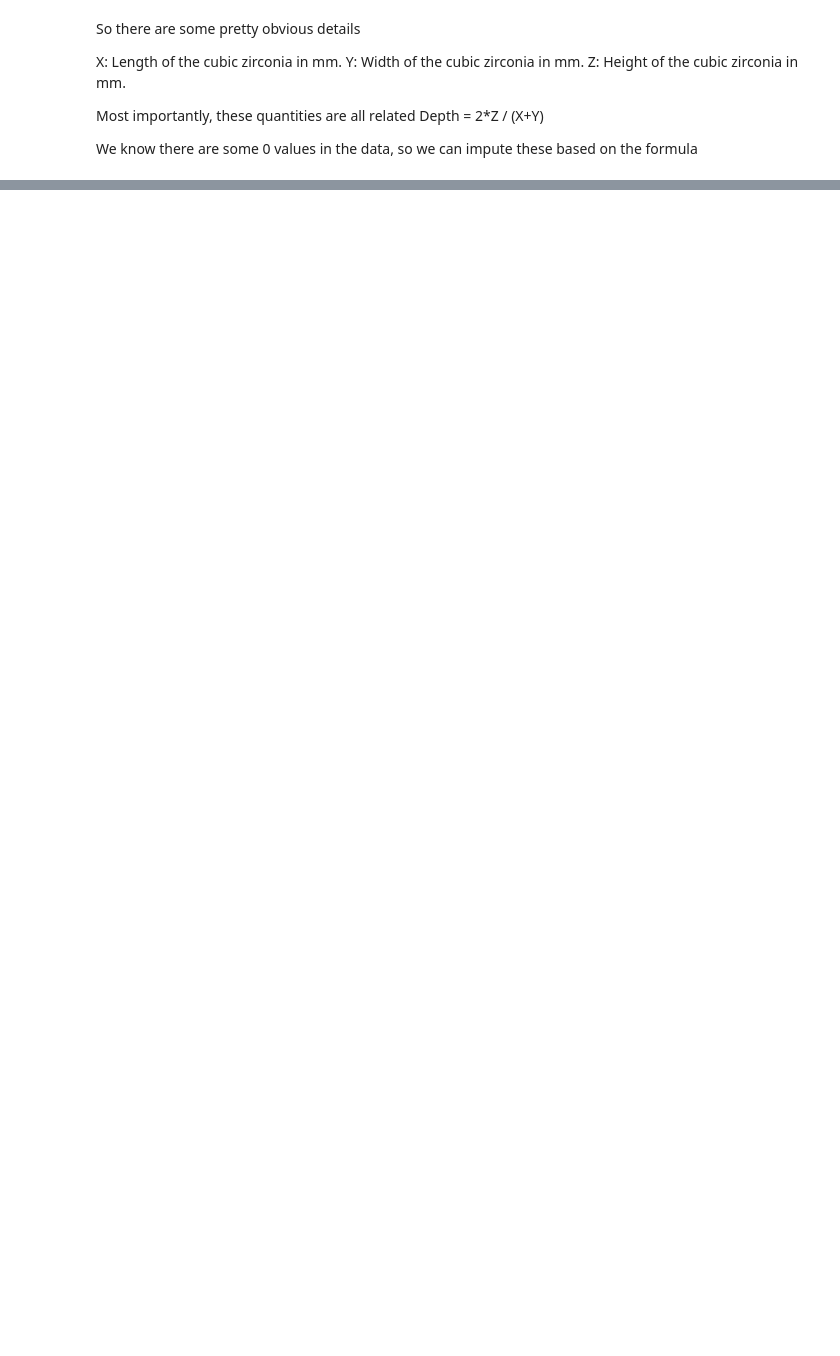
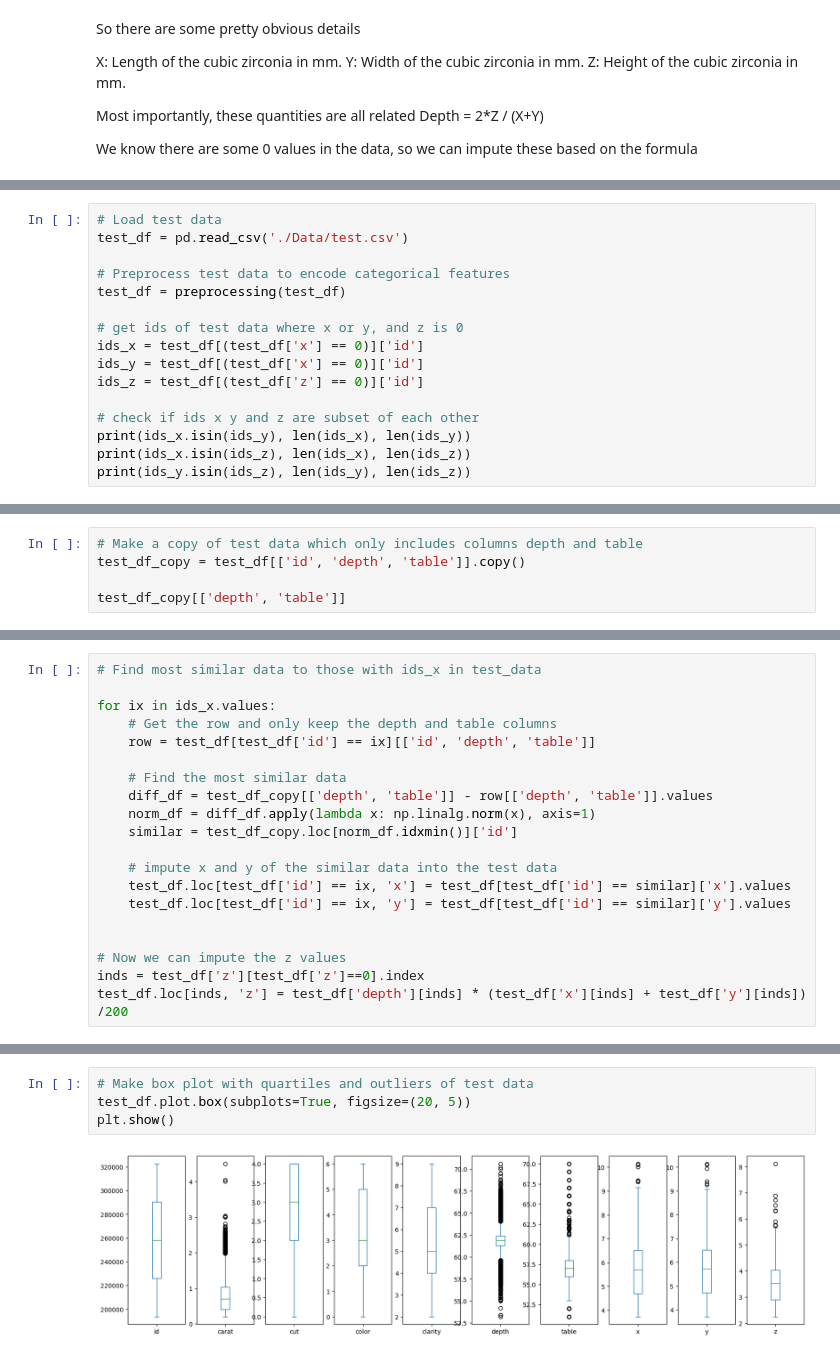
Before and after one commit to mikeal888/kaggle, a Jupyter notebook: playground-series-s3e8/Gemstone_data_investigation.ipynb, the cells around one changed output, grey strips where cells are left out. Drawn from its saved outputs; the diff is of its cells as text; blank space fills up the shorter version.

```diff
--- a/playground-series-s3e8/Gemstone_data_investigation.ipynb
+++ b/playground-series-s3e8/Gemstone_data_investigation.ipynb
@@ -111,0 +95,16 @@ train_df['price'].mean()
+# %%
+# Load test data
+test_df = pd.read_csv('./Data/test.csv')
+
+# Preprocess test data to encode categorical features
+test_df = preprocessing(test_df)
+
+# get ids of test data where x or y, and z is 0
+ids_x = test_df[(test_df['x'] == 0)]['id']
+ids_y = test_df[(test_df['x'] == 0)]['id']
+ids_z = test_df[(test_df['z'] == 0)]['id']
+
+# check if ids x y and z are subset of each other
+print(ids_x.isin(ids_y), len(ids_x), len(ids_y))
+print(ids_x.isin(ids_z), len(ids_x), len(ids_z))
+print(ids_y.isin(ids_z), len(ids_y), len(ids_z))
@@ -111,0 +128,5 @@ train_df['price'].mean()
+# %%
+# Make a copy of test data which only includes columns depth and table
+test_df_copy = test_df[['id', 'depth', 'table']].copy()
+
+test_df_copy[['depth', 'table']]
@@ -111,0 +160,20 @@ train_df['price'].mean()
+# %%
+# Find most similar data to those with ids_x in test_data
+
+for ix in ids_x.values:
+    # Get the row and only keep the depth and table columns
+    row = test_df[test_df['id'] == ix][['id', 'depth', 'table']]
+
+    # Find the most similar data
+    diff_df = test_df_copy[['depth', 'table']] - row[['depth', 'table']].values
+    norm_df = diff_df.apply(lambda x: np.linalg.norm(x), axis=1)
+    similar = test_df_copy.loc[norm_df.idxmin()]['id']
+
+    # impute x and y of the similar data into the test data
+    test_df.loc[test_df['id'] == ix, 'x'] = test_df[test_df['id'] == similar]['x'].values
+    test_df.loc[test_df['id'] == ix, 'y'] = test_df[test_df['id'] == similar]['y'].values
+
+
+# Now we can impute the z values
+inds = test_df['z'][test_df['z']==0].index
+test_df.loc[inds, 'z'] = test_df['depth'][inds] * (test_df['x'][inds] + test_df['y'][inds]) /200
@@ -111,0 +195,6 @@ train_df['price'].mean()
+# %%
+# Make box plot with quartiles and outliers of test data
+test_df.plot.box(subplots=True, figsize=(20, 5))
+plt.show()
+# %% [output]
+[figure, added]
```
Also changed, not shown: parts of 26 cells of this notebook, 5 other files.
